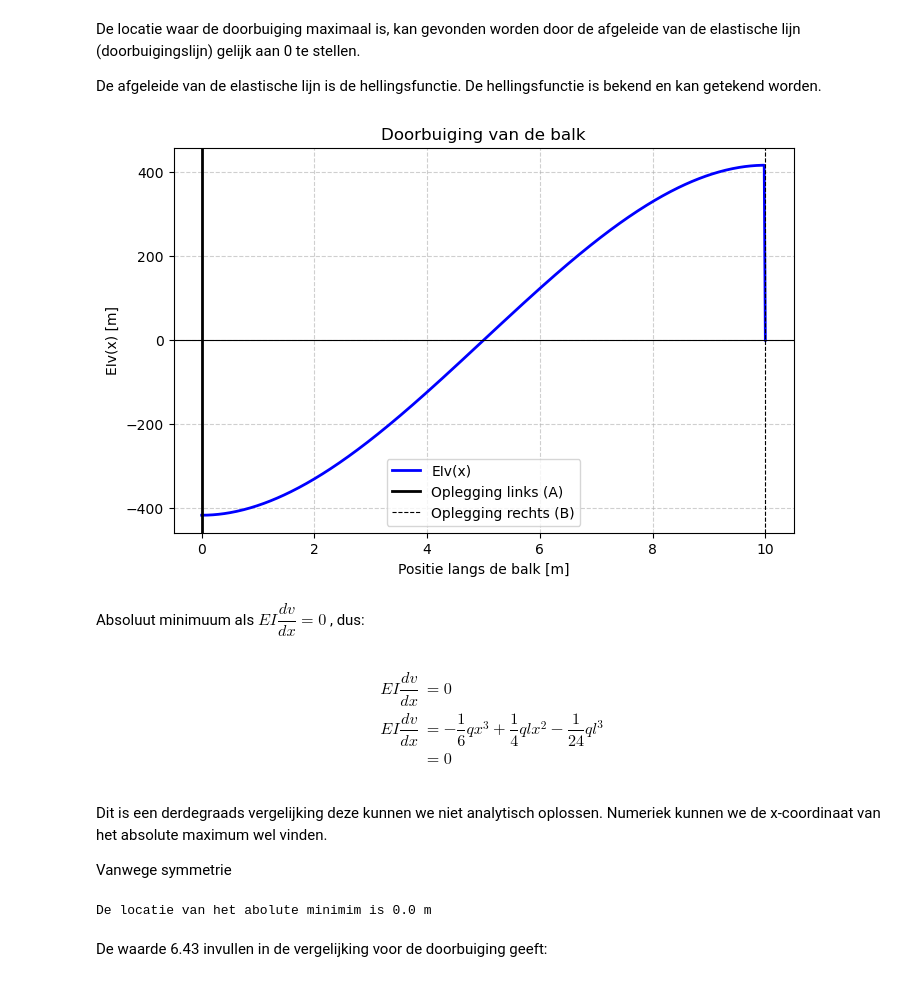
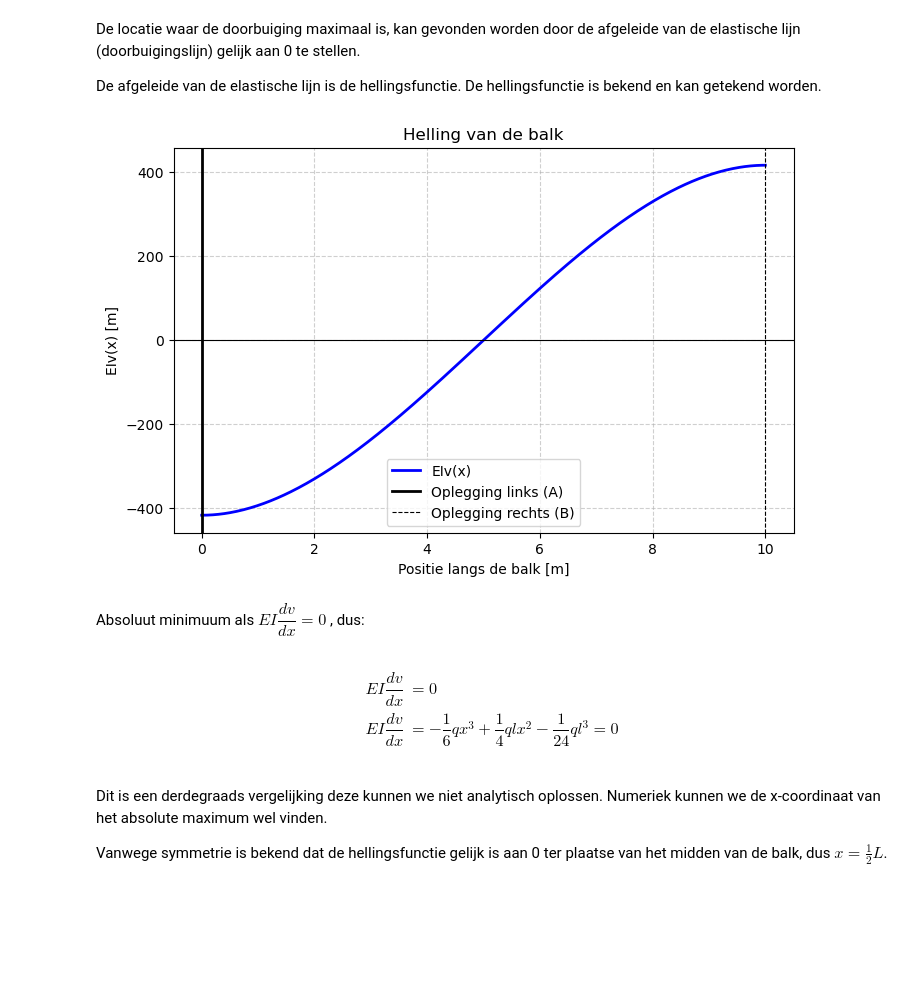
Before and after one commit to HHS-boeken/Mechanica, a Jupyter notebook: book/H1/Opgave_les2_1.ipynb, the cells around one changed output. Saved outputs shown, nothing was run; the diff lists cells and outputs as text; code cells hidden in the pictures; blank space fills up the shorter version.

```diff
--- a/book/H1/Opgave_les2_1.ipynb
+++ b/book/H1/Opgave_les2_1.ipynb
@@ -6,7 +6,7 @@ import numpy as np
 import matplotlib.patches as patches
 
 # Instellen van de balklengte en belastingen
-balk_lengte = 8  # meters
+balk_lengte = 10  # meters
 verdeelde_belasting = 10  # kN/m
 koppel_locatie = 6  # meters
 koppel_waarde = 160  # kNm (met de klok mee)
@@ -29,7 +29,7 @@ ax.scatter(ondersteuning_rechts, -0.1, marker='^', s=300, color='green', label="
 x_vals = np.linspace(0, balk_lengte, 9)
 for x in x_vals:
     ax.arrow(x, 0.5, 0, -0.3, head_width=0.2, head_length=0.2, fc='blue', ec='blue')
-ax.text(balk_lengte / 2, 0.7, r"$q $", fontsize=12, color='blue', ha='center')
+ax.text(balk_lengte / 2, 0.7, r"$q = 10 kN/m$", fontsize=12, color='blue', ha='center')
 ax.plot([0, balk_lengte], [0.5, 0.5], color='blue')  # Meetlijn
 
 # Tekenen van het koppel met cirkelpijlen en blauwe label
@@ -42,7 +42,7 @@ ax.plot([0, 0], [-0.5, -0.7], 'k')  # Begin meetlijn
 #ax.plot([6, 6], [-0.5, -0.7], 'k')  # Begin meetlijn
 ax.plot([balk_lengte, balk_lengte], [-0.5, -0.7], 'k')  # Eind meetlijn
 ax.plot([0, balk_lengte], [-0.6, -0.6], 'k--')  # Meetlijn
-ax.text(6 / 2, -0.7, " l", fontsize=12, ha='center')
+ax.text(10 / 2, -0.7, " l = 10 m", fontsize=12, ha='center')
 #ax.text(7, -0.7, "2 m", fontsize=12, ha='center')
 
 # Maatvoering voor koppel locatie
@@ -104,7 +104,7 @@ import matplotlib.pyplot as plt
 
 # Gegeven parameters
 L = 10       # Lengte van de balk (m)
-x_C = 10     # Locatie van het koppel (m)
+x_C = 11     # Locatie van het koppel (m)
 q = 10     # Verdeelde belasting (kN/m, naar beneden)
 M_C = 160   # Koppel (kNm, met de klok mee)
 R_A = 20    # Reactiekracht bij A (kN)
@@ -248,7 +246,7 @@ import matplotlib.pyplot as plt
 
 # Gegeven parameters
 L = 10       # Lengte van de balk (m)
-x_C = 10     # Locatie van het koppel (m)
+x_C = 11     # Locatie van het koppel (m)
 q = 10     # Verdeelde belasting (kN/m, naar beneden)
 M_C = 160   # Koppel (kNm, met de klok mee)
 R_A = 20    # Reactiekracht bij A (kN)
@@ -290,55 +288,48 @@ import matplotlib.pyplot as plt
 
 # Gegeven parameters
 L = 10       # Lengte van de balk (m)
-x_C = 10     # Locatie van het koppel (m)
+x_C = 11     # Locatie van het koppel (m)
 q = 10     # Verdeelde belasting (kN/m, naar beneden)
 M_C = 160   # Koppel (kNm, met de klok mee)
 R_A = 20    # Reactiekracht bij A (kN)
 R_B = 60    # Reactiekracht bij B (kN)
 
 # Discretisatie van de balk
 x_values = np.linspace(0, L, 500)
 EIv_values = np.zeros_like(x_values)
 
 # Momentverloop berekenen
 for i, x in enumerate(x_values):
     if x < x_C:  # Links van het koppel
         EIv_values[i] = (-(1/6) * q * x**3 + (1/4) * q * L * x**2 - (1/24) * q * L**3 ) * 1
     else:  # Rechts van het koppel
         EIv_values[i] = 0
 
 # Plot de momentenlijn
 plt.figure(figsize=(8, 5))
 plt.plot(x_values, EIv_values, label="EIv(x)", linewidth=2, color='blue')
 plt.axhline(0, color='black', linewidth=0.8)
 #plt.axvline(x_C, color='blue', linestyle='dashed', linewidth=1, label="Koppel bij x=6m")
 plt.axvline(0, color='black', linewidth=2, label="Oplegging links (A)")
 plt.axvline(L, color='black', linestyle='dashed', linewidth=0.8, label="Oplegging rechts (B)")
 plt.xlabel("Positie langs de balk [m]")
 plt.ylabel("EIv(x) [m]")
-plt.title("Doorbuiging van de balk")
+plt.title("Helling van de balk")
 plt.grid(True, linestyle='--', alpha=0.6)
 plt.legend()
 plt.show()
 # %% [output]
-[figure, old version]
+[figure, new version]
 # %% [markdown]
 Absoluut minimuum als $EI\dfrac{dv}{dx} = 0$ , dus:
 # %% [markdown]
 
 \begin{align}
 EI\dfrac{dv}{dx} &= 0 \\
-EI\dfrac{dv}{dx} &= -\dfrac{1}{6}qx^3 +\dfrac{1}{4}qlx^2 -\dfrac{1}{24}ql^3 \\ &=0 \\
+EI\dfrac{dv}{dx} &= -\dfrac{1}{6}qx^3 +\dfrac{1}{4}qlx^2 -\dfrac{1}{24}ql^3  =0 \\
 \end{align}
 # %% [markdown]
 Dit is een derdegraads vergelijking deze kunnen we niet analytisch oplossen.
 Numeriek kunnen we de x-coordinaat van het absolute maximum wel vinden.
 
-Vanwege symmetrie
+Vanwege symmetrie is bekend dat de hellingsfunctie gelijk is aan 0 ter plaatse van het midden van de balk, dus $x= \frac{1}{2}L$.
-# %%
-b = np.argmin(EIv_values)
-print("De locatie van het abolute minimim is", b/500 * 8, "m")
-# %% [output]
-De locatie van het abolute minimim is 0.0 m
-# %% [markdown]
-De waarde 6.43 invullen in de vergelijking voor de doorbuiging geeft:
```
Also changed, not shown: parts of 7 cells of this notebook, 2 other files.
